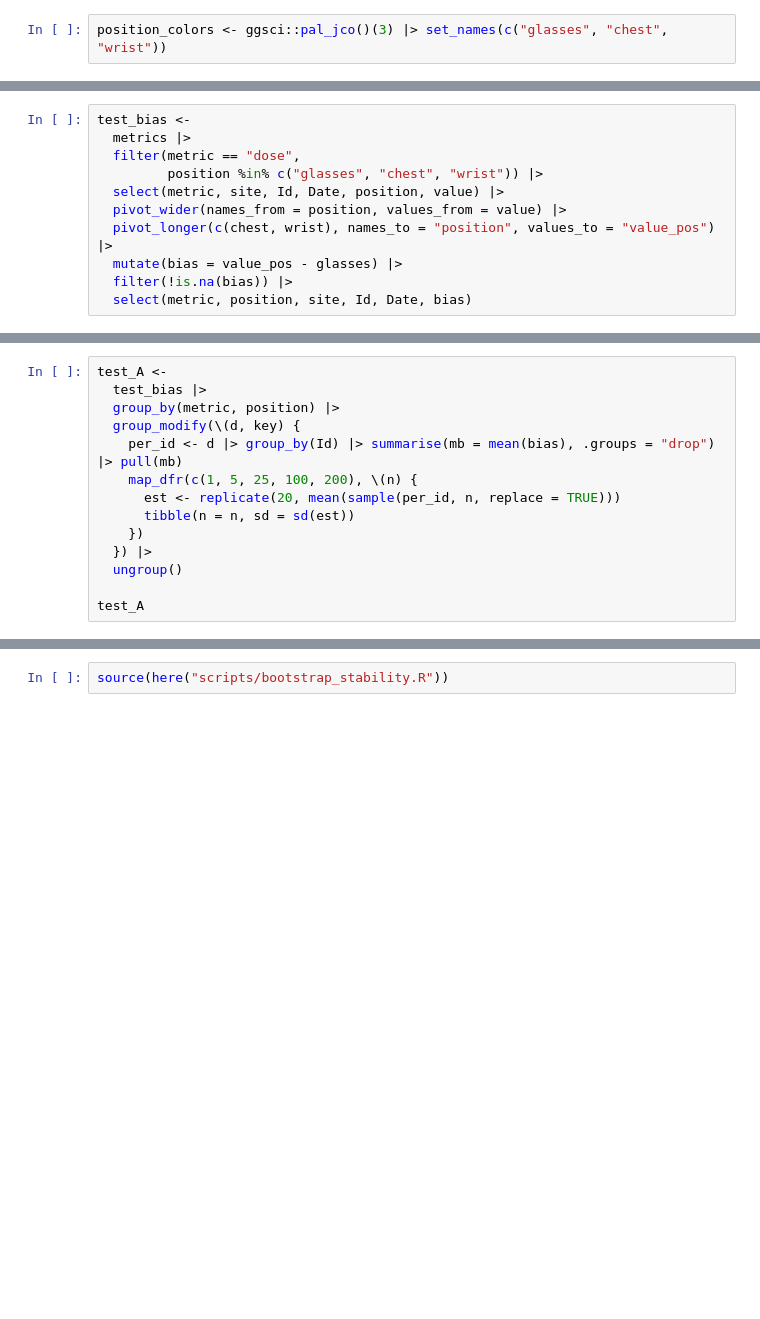
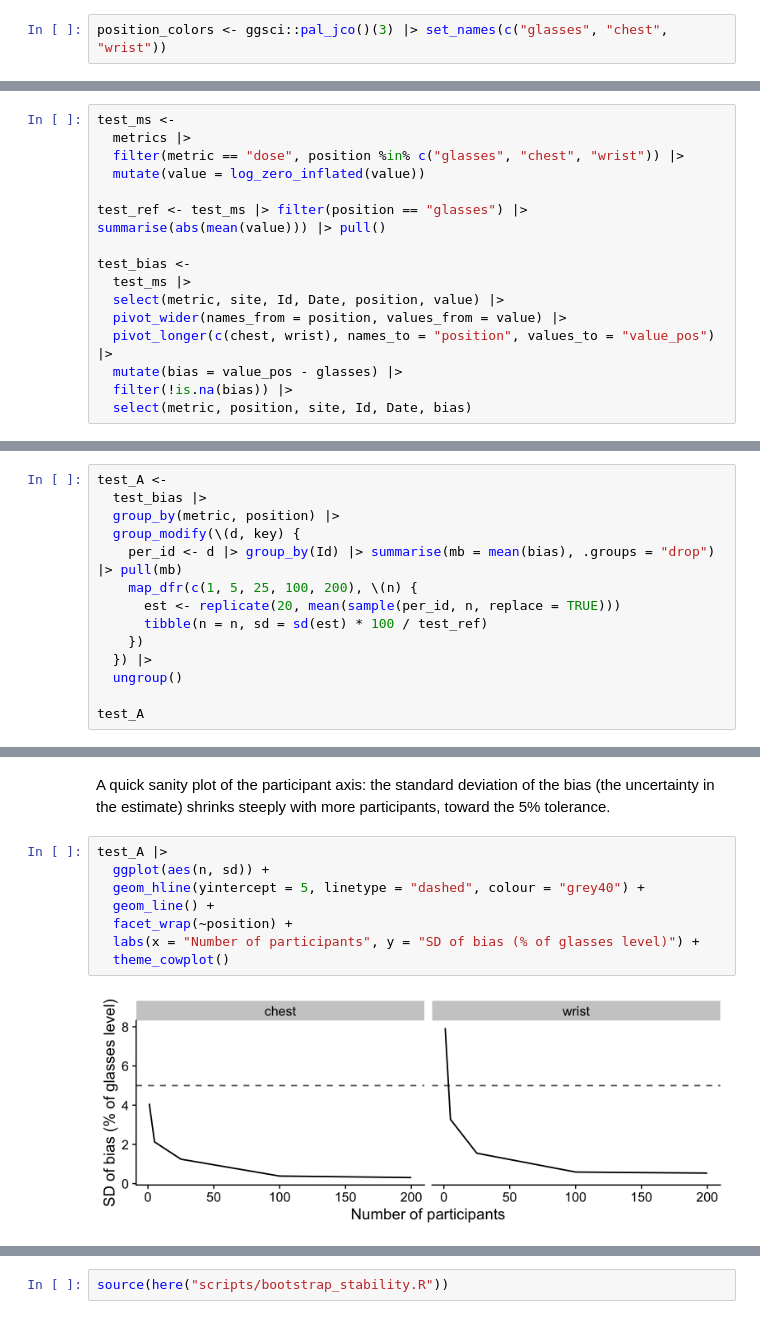
Before and after one commit to tscnlab/ZaunerDeVriesEtAl_bioRxiv_2026, a Jupyter notebook: docs/notebooks/JZ_error_stabilisation.out.ipynb, the cells around one changed output, grey strips where cells are left out. Cells and saved outputs as stored; diff of their text form; blank space fills up the shorter version.

```diff
--- a/docs/notebooks/JZ_error_stabilisation.out.ipynb
+++ b/docs/notebooks/JZ_error_stabilisation.out.ipynb
@@ -125,8 +132,13 @@ First, the bias table for the test metric, in long form (one row per participant
 # %%
+test_ms <-
+  metrics |>
+  filter(metric == "dose", position %in% c("glasses", "chest", "wrist")) |>
+  mutate(value = log_zero_inflated(value))
+
+test_ref <- test_ms |> filter(position == "glasses") |> summarise(abs(mean(value))) |> pull()
+
 test_bias <-
-  metrics |>
-  filter(metric == "dose",
-         position %in% c("glasses", "chest", "wrist")) |>
+  test_ms |>
   select(metric, site, Id, Date, position, value) |>
   pivot_wider(names_from = position, values_from = value) |>
   pivot_longer(c(chest, wrist), names_to = "position", values_to = "value_pos") |>
@@ -143,7 +155,7 @@ test_A <-
     per_id <- d |> group_by(Id) |> summarise(mb = mean(bias), .groups = "drop") |> pull(mb)
     map_dfr(c(1, 5, 25, 100, 200), \(n) {
       est <- replicate(20, mean(sample(per_id, n, replace = TRUE)))
-      tibble(n = n, sd = sd(est))
+      tibble(n = n, sd = sd(est) * 100 / test_ref)
     })
   }) |>
   ungroup()
@@ -203 +192,13 @@ test_B
+# %% [markdown]
+A quick sanity plot of the participant axis: the standard deviation of the bias (the uncertainty in the estimate) shrinks steeply with more participants, toward the 5% tolerance.
+# %%
+test_A |>
+  ggplot(aes(n, sd)) +
+  geom_hline(yintercept = 5, linetype = "dashed", colour = "grey40") +
+  geom_line() +
+  facet_wrap(~position) +
+  labs(x = "Number of participants", y = "SD of bias (% of glasses level)") +
+  theme_cowplot()
+# %% [output]
+[figure, added]
 # %% [markdown]
```
Also changed, not shown: parts of 30 cells of this notebook, 47 other files.
